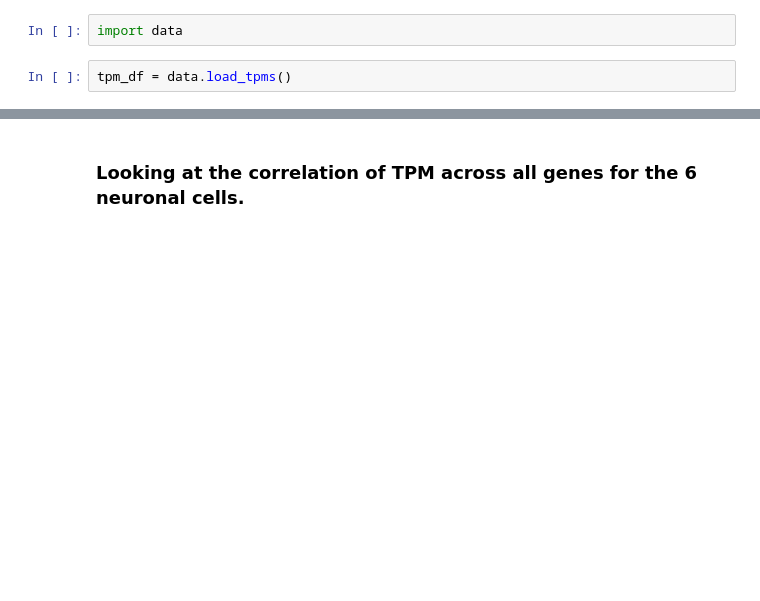
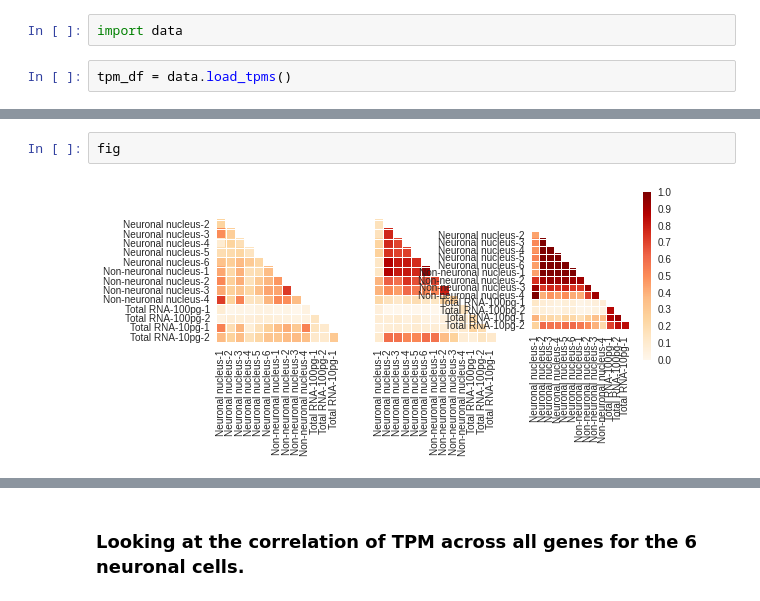
Before and after one commit to Schork-Lab/single-cell, a Jupyter notebook: ipython/nature_protocol/correlation.ipynb, the cells around one changed output, grey strips where cells are left out. Cells and saved outputs as stored; diff of their text form; blank space fills up the shorter version.

```diff
--- a/ipython/nature_protocol/correlation.ipynb
+++ b/ipython/nature_protocol/correlation.ipynb
@@ -22,0 +65,4 @@ pooled_tpm = data.filter_df(tpm_df, neuronal=False, non_neuronal=False)
+# %%
+fig
+# %% [output]
+[figure, added]
```
Also changed, not shown: parts of 28 cells of this notebook, 2 other files.
